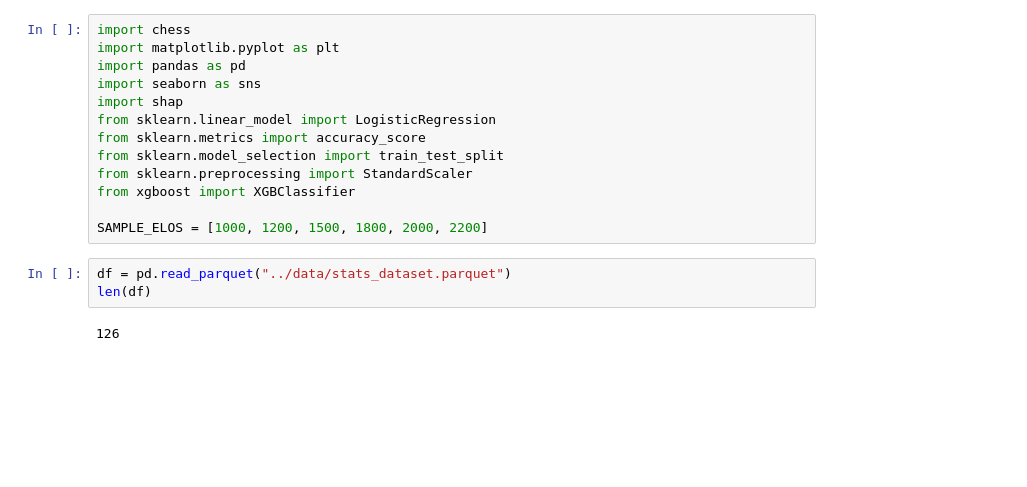
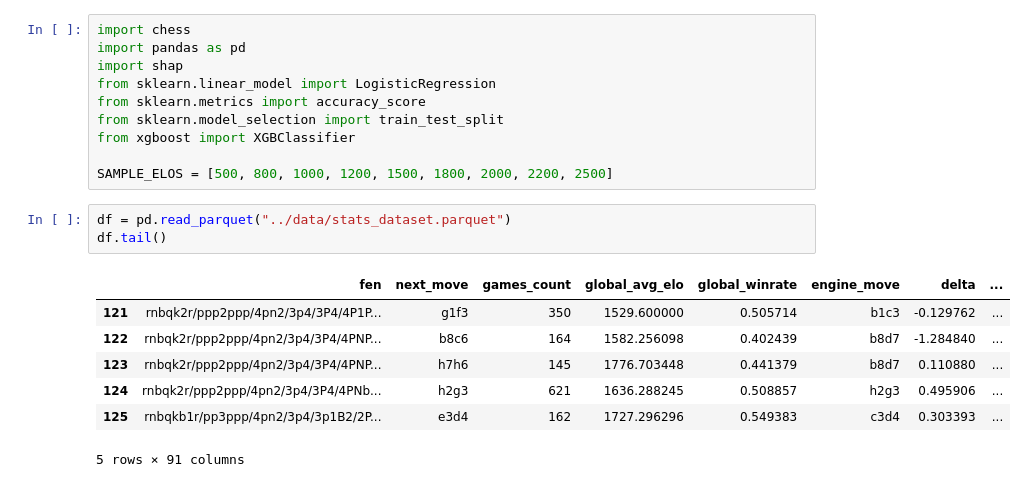
Before and after one commit to croco22/chess, a Jupyter notebook: pipeline/p5_shap_analysis.ipynb, the cells around one changed output. Saved outputs shown, nothing was run; the diff lists cells and outputs as text; blank space fills up the shorter version.

```diff
--- a/pipeline/p5_shap_analysis.ipynb
+++ b/pipeline/p5_shap_analysis.ipynb
@@ -1,21 +1,24 @@
 # %%
 import chess
-import matplotlib.pyplot as plt
 import pandas as pd
-import seaborn as sns
 import shap
 from sklearn.linear_model import LogisticRegression
 from sklearn.metrics import accuracy_score
 from sklearn.model_selection import train_test_split
-from sklearn.preprocessing import StandardScaler
 from xgboost import XGBClassifier
 
-SAMPLE_ELOS = [1000, 1200, 1500, 1800, 2000, 2200]
+SAMPLE_ELOS = [500, 800, 1000, 1200, 1500, 1800, 2000, 2200, 2500]
 # %%
 df = pd.read_parquet("../data/stats_dataset.parquet")
-len(df)
+df.tail()
 # %% [output]
+|  | fen | next_move | games_count | global_avg_elo | global_winrate | engine_move | delta | ... |
+| 121 | rnbqk2r/ppp2ppp/4pn2/3p4/3P4/4P1P... | g1f3 | 350 | 1529.600000 | 0.505714 | b1c3 | -0.129762 | ... |
+| 122 | rnbqk2r/ppp2ppp/4pn2/3p4/3P4/4PNP... | b8c6 | 164 | 1582.256098 | 0.402439 | b8d7 | -1.284840 | ... |
+| 123 | rnbqk2r/ppp2ppp/4pn2/3p4/3P4/4PNP... | h7h6 | 145 | 1776.703448 | 0.441379 | b8d7 | 0.110880 | ... |
+| 124 | rnbqk2r/ppp2ppp/4pn2/3p4/3P4/4PNb... | h2g3 | 621 | 1636.288245 | 0.508857 | h2g3 | 0.495906 | ... |
+| 125 | rnbqkb1r/pp3ppp/4pn2/3p4/3p1B2/2P... | e3d4 | 162 | 1727.296296 | 0.549383 | c3d4 | 0.303393 | ... |
-126
+5 rows × 91 columns
 # %%
 df.describe()
 # %% [output]
```
Also changed, not shown: parts of 13 cells of this notebook, 7 other files.
